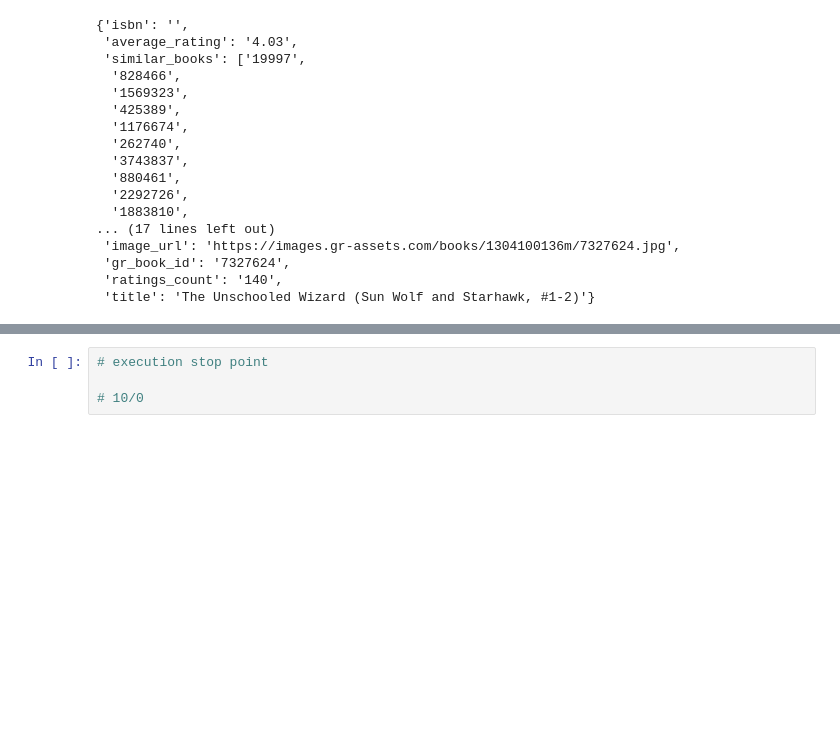
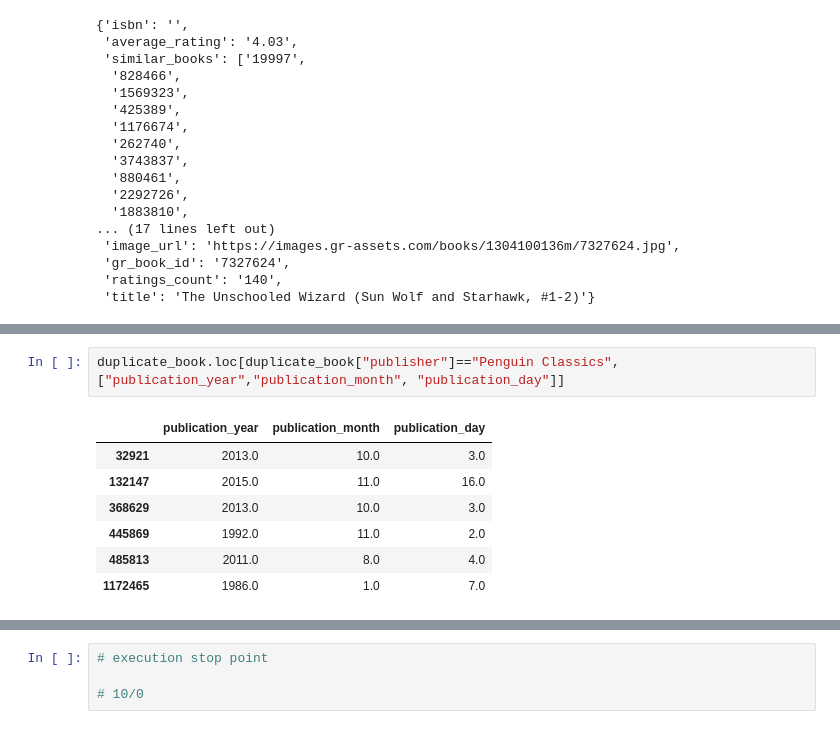
Before and after one commit to sg13041995/Goodreads_SearchEngine, a Jupyter notebook: Datasets/Exploration_Wrangling/SE/exp_goodreads_books_json.ipynb, the cells around one changed output, grey strips where cells are left out. Saved outputs shown, nothing was run; the diff lists cells and outputs as text; blank space fills up the shorter version.

```diff
--- a/Datasets/Exploration_Wrangling/SE/exp_goodreads_books_json.ipynb
+++ b/Datasets/Exploration_Wrangling/SE/exp_goodreads_books_json.ipynb
@@ -386,0 +741,10 @@ with gzip.open('../../Processed/SE/itemDetails_RatingCount_gt15_p1.json.gz', 'wt
+# %%
+duplicate_book.loc[duplicate_book["publisher"]=="Penguin Classics", ["publication_year","publication_month", "publication_day"]]
+# %% [output]
+|  | publication_year | publication_month | publication_day |
+| 32921 | 2013.0 | 10.0 | 3.0 |
+| 132147 | 2015.0 | 11.0 | 16.0 |
+| 368629 | 2013.0 | 10.0 | 3.0 |
+| 445869 | 1992.0 | 11.0 | 2.0 |
+| 485813 | 2011.0 | 8.0 | 4.0 |
+| 1172465 | 1986.0 | 1.0 | 7.0 |
```
Also changed, not shown: parts of 159 cells of this notebook, 9 other files.
